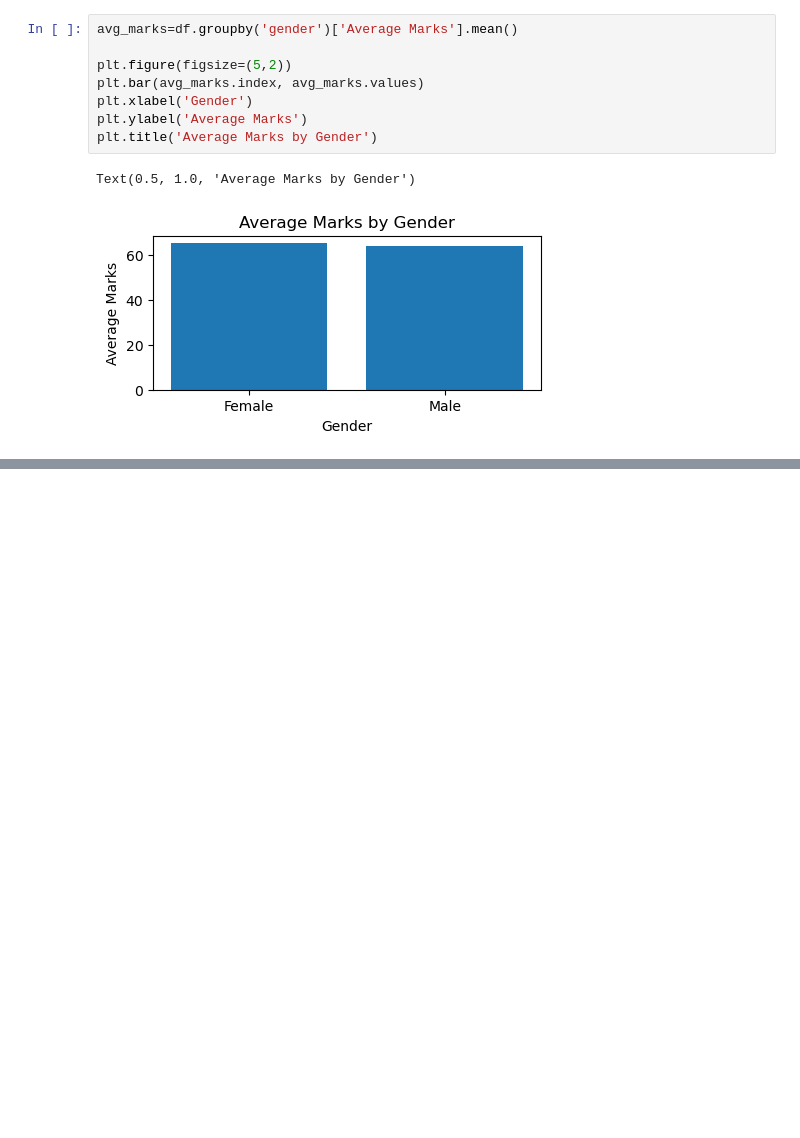
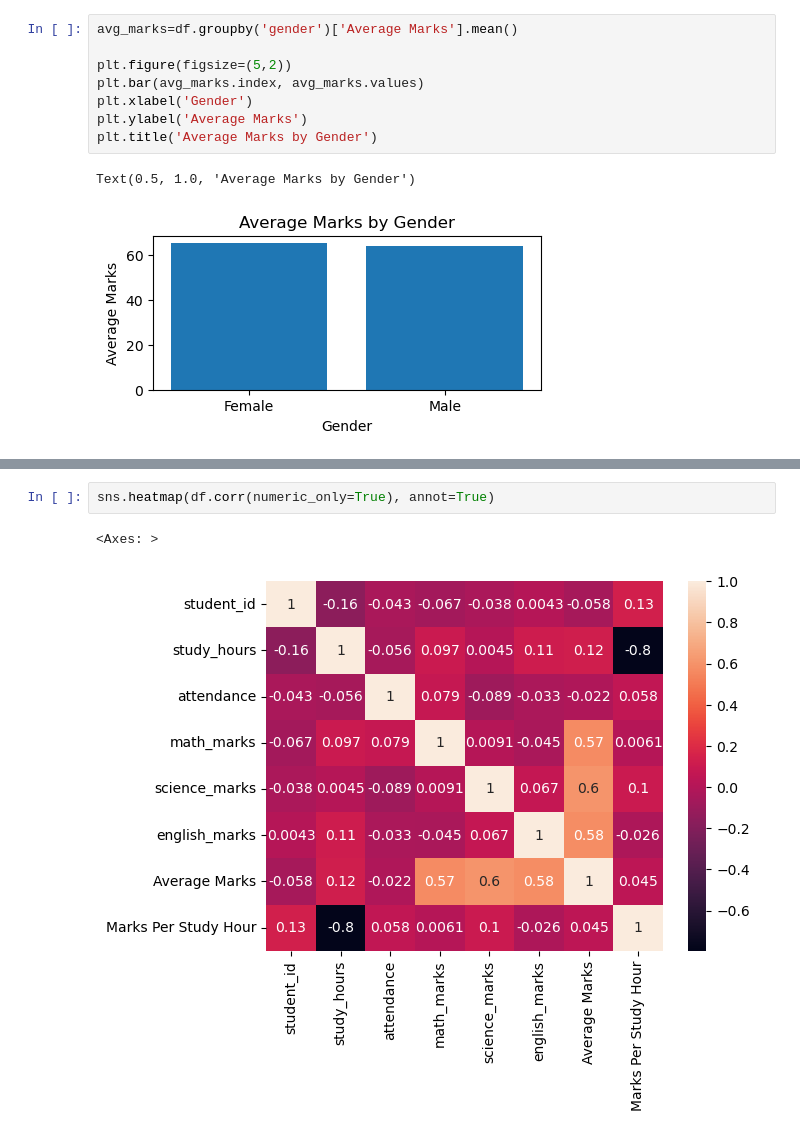
Before and after one commit to Anshu-Tech-Arch/Student-Exam-Performance-Analytics, a Jupyter notebook: Main Project.ipynb, the cells around one changed output, grey strips where cells are left out. Saved outputs shown, nothing was run; the diff lists cells and outputs as text; blank space fills up the shorter version.

```diff
--- a/Main Project.ipynb
+++ b/Main Project.ipynb
@@ -183,0 +195,5 @@ sns.scatterplot(
+# %%
+sns.heatmap(df.corr(numeric_only=True), annot=True)
+# %% [output]
+<Axes: >
+[figure, added]
```
Also changed, not shown: parts of 2 cells of this notebook, 1 other file.
